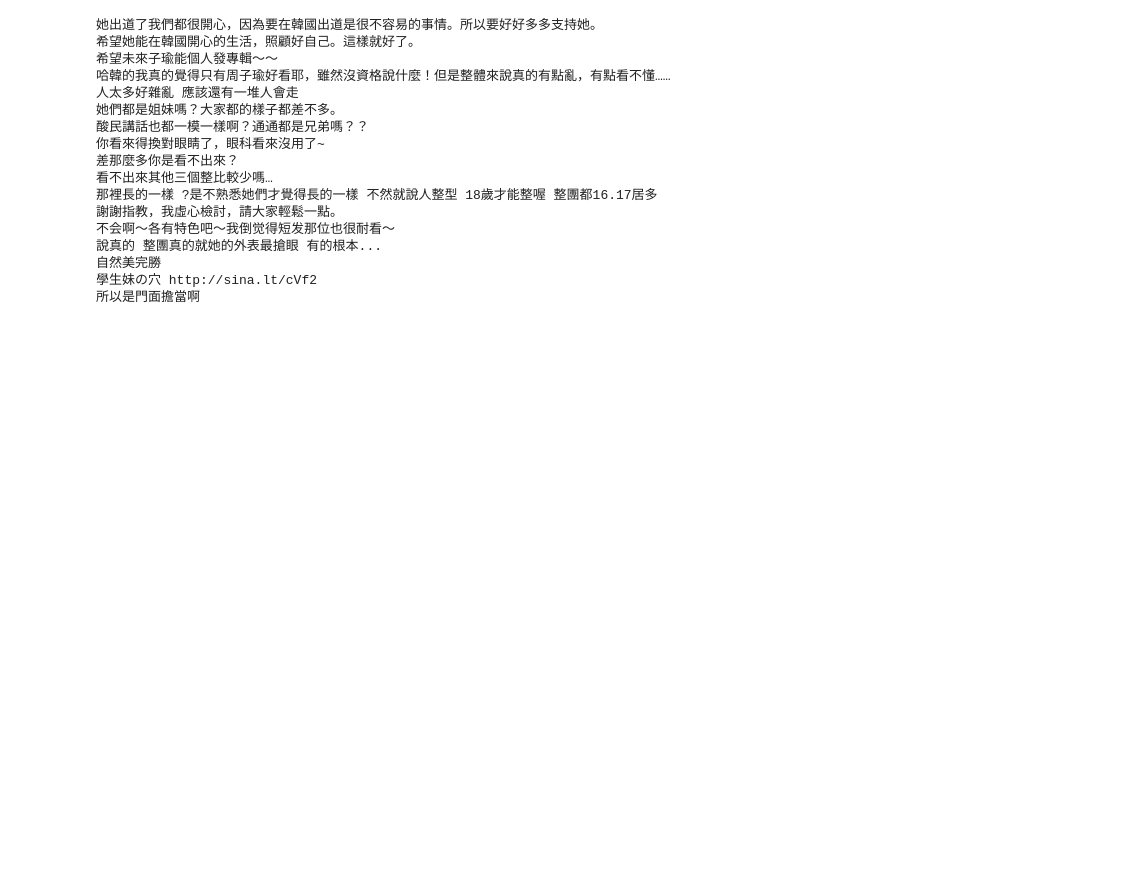
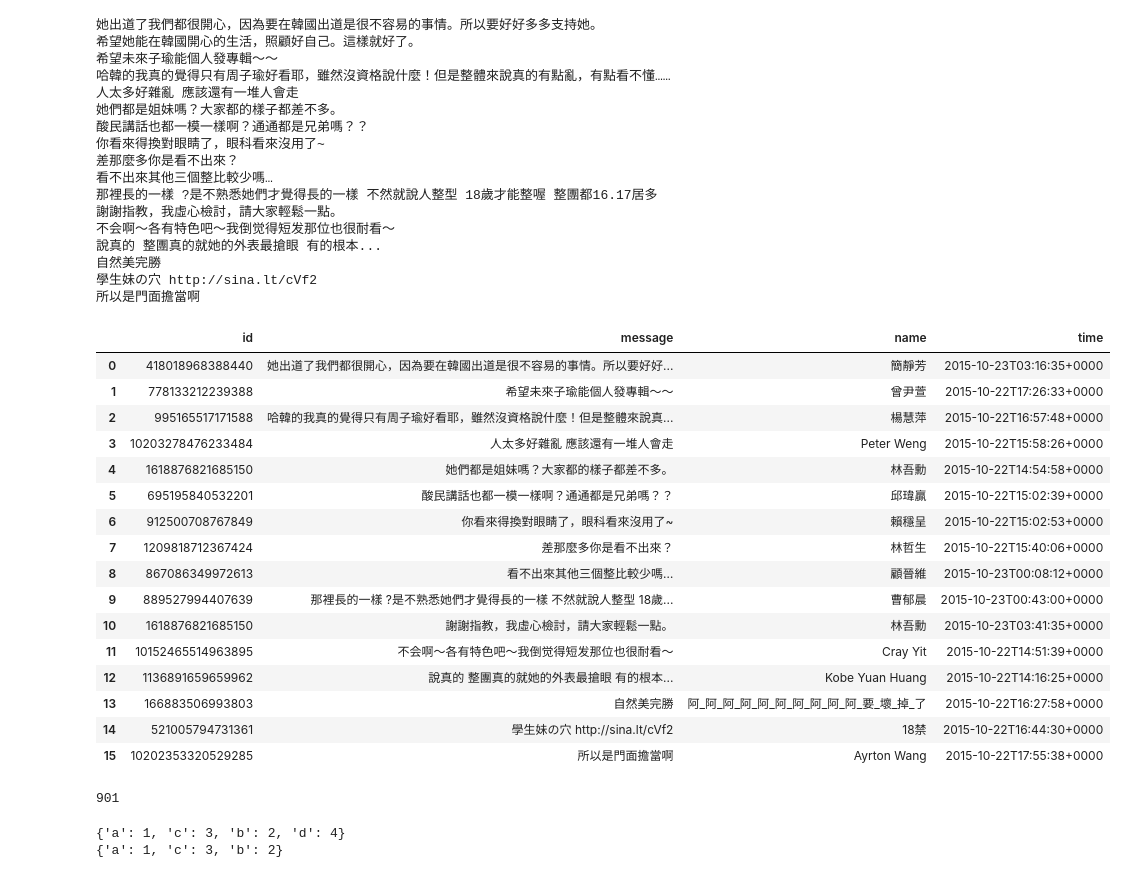
Before and after one commit to ywchiu/twmtm, a Jupyter notebook: 20151023Demo.ipynb, the cells around one changed output. Drawn from its saved outputs; the diff is of its cells as text; code cells hidden in the pictures; blank space fills up the shorter version.

```diff
--- a/20151023Demo.ipynb
+++ b/20151023Demo.ipynb
@@ -590,0 +603,22 @@ for main_comment in jd3['og_object']['comments']['data']:
+# %%
+import pandas as pd
+df = pd.DataFrame(fbary)
+df
+# %% [output]
+|  | id | message | name | time |
+| 0 | 418018968388440 | 她出道了我們都很開心，因為要在韓國出道是很不容易的事情。所以要好好... | 簡靜芳 | 2015-10-23T03:16:35+0000 |
+| 1 | 778133212239388 | 希望未來子瑜能個人發專輯～～ | 曾尹萱 | 2015-10-22T17:26:33+0000 |
+| 2 | 995165517171588 | 哈韓的我真的覺得只有周子瑜好看耶，雖然沒資格說什麼！但是整體來說真... | 楊慧萍 | 2015-10-22T16:57:48+0000 |
+| 3 | 10203278476233484 | 人太多好雜亂 應該還有一堆人會走 | Peter Weng | 2015-10-22T15:58:26+0000 |
+| 4 | 1618876821685150 | 她們都是姐妹嗎？大家都的樣子都差不多。 | 林吾勳 | 2015-10-22T14:54:58+0000 |
+| 5 | 695195840532201 | 酸民講話也都一模一樣啊？通通都是兄弟嗎？？ | 邱瑋贏 | 2015-10-22T15:02:39+0000 |
+| 6 | 912500708767849 | 你看來得換對眼睛了，眼科看來沒用了~ | 賴穩呈 | 2015-10-22T15:02:53+0000 |
+| 7 | 1209818712367424 | 差那麼多你是看不出來？ | 林哲生 | 2015-10-22T15:40:06+0000 |
+| 8 | 867086349972613 | 看不出來其他三個整比較少嗎… | 顧晉維 | 2015-10-23T00:08:12+0000 |
+| 9 | 889527994407639 | 那裡長的一樣 ?是不熟悉她們才覺得長的一樣 不然就說人整型 18歲... | 曹郁晨 | 2015-10-23T00:43:00+0000 |
+| 10 | 1618876821685150 | 謝謝指教，我虛心檢討，請大家輕鬆一點。 | 林吾勳 | 2015-10-23T03:41:35+0000 |
+| 11 | 10152465514963895 | 不会啊～各有特色吧～我倒觉得短发那位也很耐看～ | Cray Yit | 2015-10-22T14:51:39+0000 |
+| 12 | 1136891659659962 | 說真的 整團真的就她的外表最搶眼 有的根本... | Kobe Yuan Huang | 2015-10-22T14:16:25+0000 |
+| 13 | 166883506993803 | 自然美完勝 | 阿_阿_阿_阿_阿_阿_阿_阿_阿_阿_要_壞_掉_了 | 2015-10-22T16:27:58+0000 |
+| 14 | 521005794731361 | 學生妹の穴 http://sina.lt/cVf2 | 18禁 | 2015-10-22T16:44:30+0000 |
+| 15 | 10202353320529285 | 所以是門面擔當啊 | Ayrton Wang | 2015-10-22T17:55:38+0000 |
@@ -590,0 +641,13 @@ for main_comment in jd3['og_object']['comments']['data']:
+# %%
+print len(newsary)
+# %% [output]
+901
+# %%
+a = {'a':1, 'b':2, 'c':3}
+a['d'] = 4
+print a
+del a['d']
+print a
+# %% [output]
+{'a': 1, 'c': 3, 'b': 2, 'd': 4}
+{'a': 1, 'c': 3, 'b': 2}
```
Also changed, not shown: parts of 9 cells of this notebook, 2 other files.
